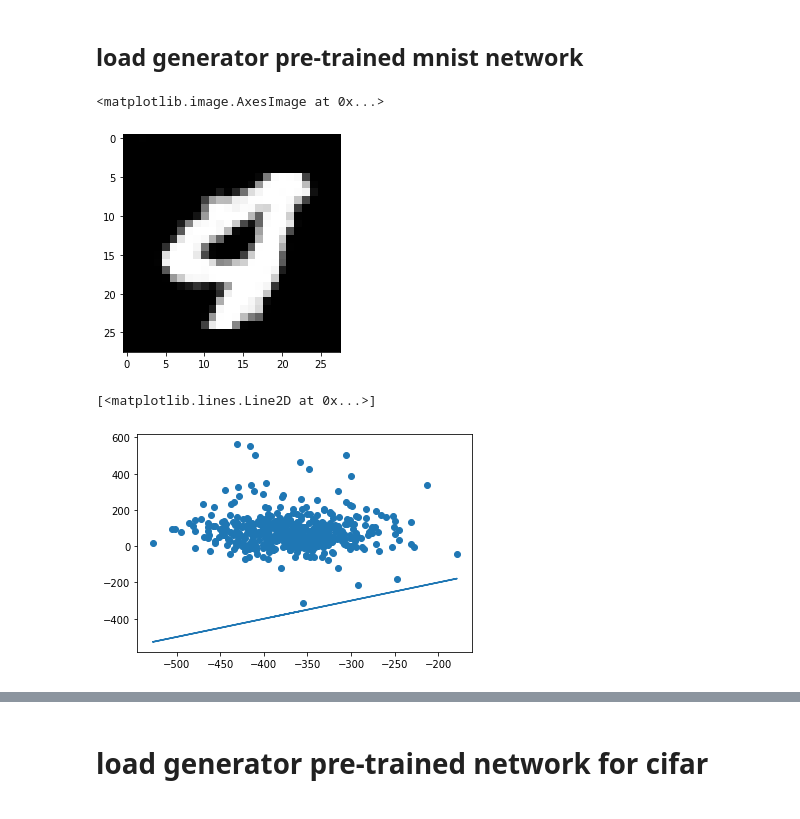
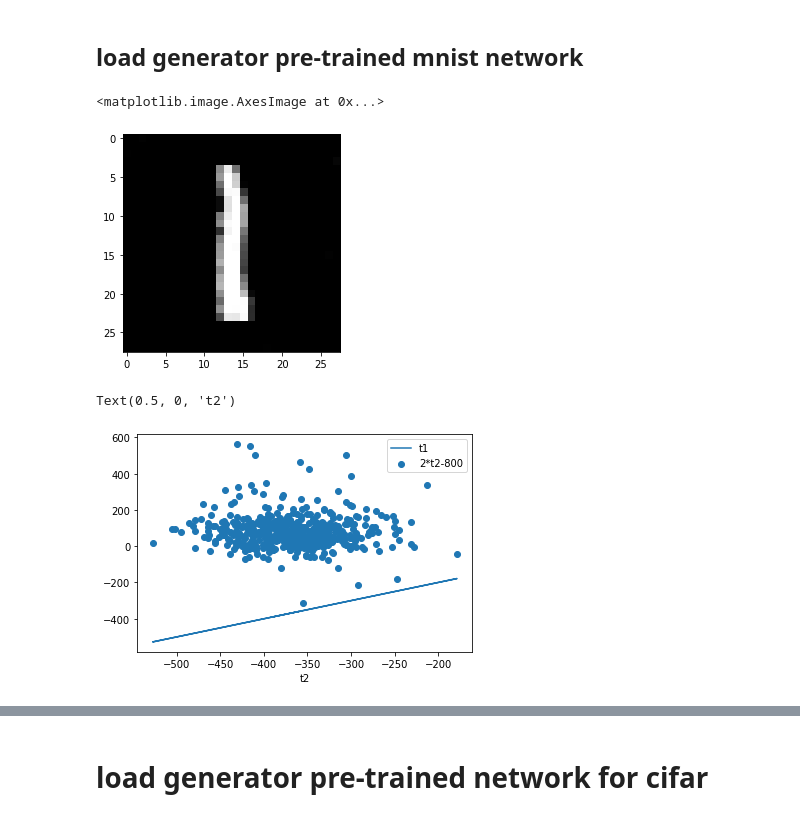
Before and after one commit to thanh-isu/ncsn, a Jupyter notebook: gans/upper_lower_bounds.ipynb, the cells around one changed output, grey strips where cells are left out. Drawn from its saved outputs; the diff is of its cells as text; code cells hidden in the pictures.

```diff
--- a/gans/upper_lower_bounds.ipynb
+++ b/gans/upper_lower_bounds.ipynb
@@ -43,21 +43,21 @@ num GPUs 1
 #G
 from dcgan import Generator
 
-G = Generator(ngpu=1).eval()
+G1 = Generator(ngpu=1).eval()
 
 # load weights
-G.load_state_dict(torch.load('netG_epoch_99.pth'))
+G1.load_state_dict(torch.load('netG_epoch_99.pth'))
 if torch.cuda.is_available():
-    G = G.cuda()
+    G1 = G1.cuda()
 # %%
 batch_size = 1
 latent_size = 100
 z_true = Variable(torch.randn(batch_size,latent_size,1,1).cuda(), requires_grad=False)
-x_true = G(z_true).cpu().detach().numpy().squeeze()
+x_true = G1(z_true).cpu().detach().numpy().squeeze()
 plt.imshow(x_true,cmap="gray")
 # %% [output]
 <matplotlib.image.AxesImage at 0x...>
-[figure, old version]
+[figure, new version]
 # %%
 mc = 500
 #generate samples z
@@ -96,8 +96,8 @@ y2 = []
 latent_size = 100
 for j in range(mc):
     z_j = Variable(torch.randn(1,latent_size,1,1).cuda(), requires_grad=True)
-    dfmat = dfdz(G,z_j).to('cuda')
-    inp1 = torch.matmul(dfmat.T,(G(z_j).view(-1)-G(z_true).view(-1)))
+    dfmat = dfdz(G1,z_j).to('cuda')
+    inp1 = torch.matmul(dfmat.T,(G1(z_j).view(-1)-G1(z_true).view(-1)))
     inp2 = torch.matmul(inp1.T,z_j.squeeze()-z_true.squeeze())
     y1.append(inp2.detach().cpu().numpy())
     normzdiff = torch.norm(z_j-z_true)**2
@@ -113,9 +113,11 @@ for i in range(mc):
 # %%
 plt.scatter(xx,yy)
 plt.plot(xx,xx)
+plt.legend(['t1',str(alpha)+'*t2-'+str(beta)])
+plt.xlabel('t2')
 # %% [output]
-[<matplotlib.lines.Line2D at 0x...>]
+Text(0.5, 0, 't2')
-[figure, old version]
+[figure, new version]
 # %%
 y3 = []
 y4 = []
```
Also changed, not shown: parts of 9 cells of this notebook, 1 other file.
